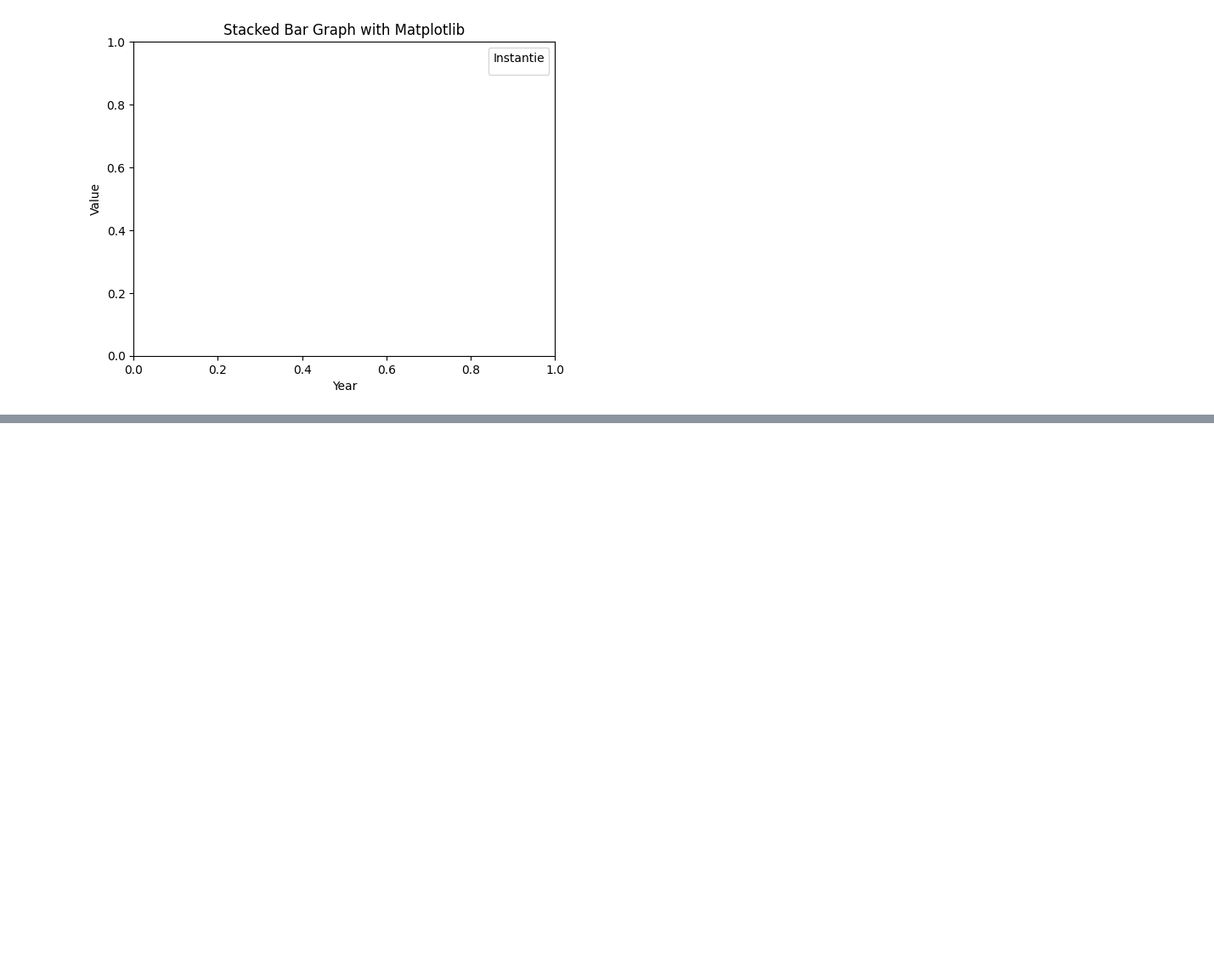
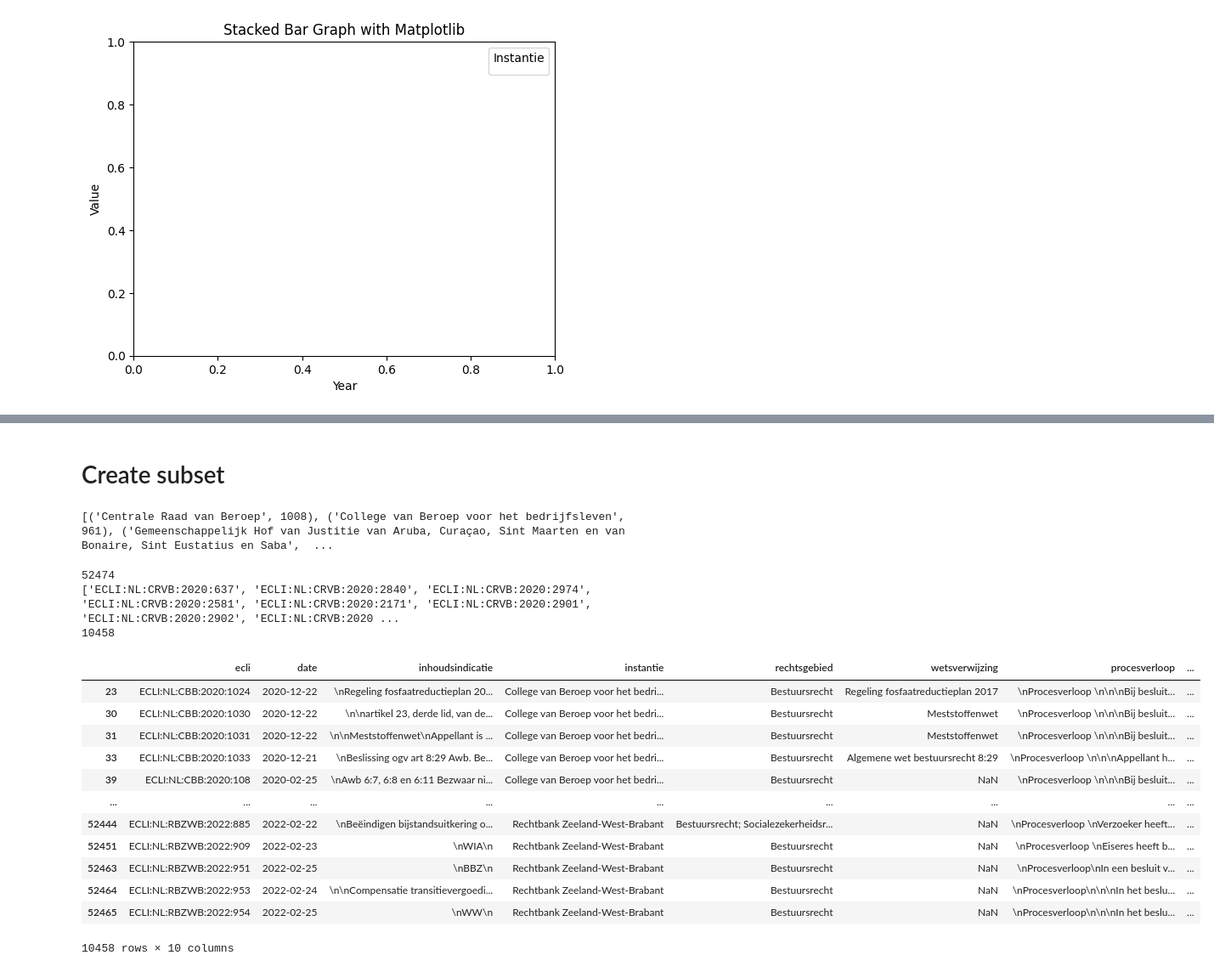
Before and after one commit to ChloeCro/MscThesis, a Jupyter notebook: SRS/SRS.ipynb, the cells around one changed output, grey strips where cells are left out. Shown: that part at 85% size. Cells and saved outputs as stored; diff of their text form; code cells hidden in the pictures; blank space fills up the shorter version.

```diff
--- a/SRS/SRS.ipynb
+++ b/SRS/SRS.ipynb
@@ -103,0 +101,52 @@ grouped.to_csv("stats_20_22.csv", index=False)
+# %% [markdown]
+# Create subset
+# %%
+sampling_ratio = 0.2
+
+groups = grouped['instantie'].tolist()
+values = grouped['value'].tolist()
+
+combined_list = list(zip(groups, values))
+
+years = [2020, 2021, 2022]
+
+print(combined_list)
+# %% [output]
+[('Centrale Raad van Beroep', 1008), ('College van Beroep voor het bedrijfsleven', 961), ('Gemeenschappelijk Hof van Justitie van Aruba, Curaçao, Sint Maarten en van Bonaire, Sint Eustatius en Saba',  ...
+# %%
+print(len(combined))
+sampled_entries = []
+for _,row in grouped.iterrows():
+    nr_samples = int(sampling_ratio * row['value'])
+    # Correct boolean conditions with parentheses
+    condition = (combined['instantie'] == row['instantie']) & (combined['year'] == row['year'])
+
+    # Keep part of the DataFrame meeting the condition
+    entries_to_sample = combined[condition]
+
+    entries_to_sample = entries_to_sample.sample(n=nr_samples, random_state=42)
+    sampled_entries.extend(entries_to_sample.ecli)
+
+print(sampled_entries)
+print(len(sampled_entries))
+# %% [output]
+52474
+['ECLI:NL:CRVB:2020:637', 'ECLI:NL:CRVB:2020:2840', 'ECLI:NL:CRVB:2020:2974', 'ECLI:NL:CRVB:2020:2581', 'ECLI:NL:CRVB:2020:2171', 'ECLI:NL:CRVB:2020:2901', 'ECLI:NL:CRVB:2020:2902', 'ECLI:NL:CRVB:2020 ...
+10458
+# %%
+sample_set = combined[combined['ecli'].isin(sampled_entries).reset_index(drop=True)]
+sample_set
+# %% [output]
+|  | ecli | date | inhoudsindicatie | instantie | rechtsgebied | wetsverwijzing | procesverloop | ... |
+| 23 | ECLI:NL:CBB:2020:1024 | 2020-12-22 | \nRegeling fosfaatreductieplan 20... | College van Beroep voor het bedri... | Bestuursrecht | Regeling fosfaatreductieplan 2017 | \nProcesverloop \n\n\nBij besluit... | ... |
+| 30 | ECLI:NL:CBB:2020:1030 | 2020-12-22 | \n\nartikel 23, derde lid, van de... | College van Beroep voor het bedri... | Bestuursrecht | Meststoffenwet | \nProcesverloop \n\n\nBij besluit... | ... |
+| 31 | ECLI:NL:CBB:2020:1031 | 2020-12-22 | \n\nMeststoffenwet\nAppellant is ... | College van Beroep voor het bedri... | Bestuursrecht | Meststoffenwet | \nProcesverloop \n\n\nBij besluit... | ... |
+| 33 | ECLI:NL:CBB:2020:1033 | 2020-12-21 | \nBeslissing ogv art 8:29 Awb. Be... | College van Beroep voor het bedri... | Bestuursrecht | Algemene wet bestuursrecht 8:29 | \nProcesverloop \n\n\nAppellant h... | ... |
+| 39 | ECLI:NL:CBB:2020:108 | 2020-02-25 | \nAwb 6:7, 6:8 en 6:11 Bezwaar ni... | College van Beroep voor het bedri... | Bestuursrecht | NaN | \nProcesverloop \n\n\nBij besluit... | ... |
+| ... | ... | ... | ... | ... | ... | ... | ... | ... |
+| 52444 | ECLI:NL:RBZWB:2022:885 | 2022-02-22 | \nBeëindigen bijstandsuitkering o... | Rechtbank Zeeland-West-Brabant | Bestuursrecht; Socialezekerheidsr... | NaN | \nProcesverloop \nVerzoeker heeft... | ... |
+| 52451 | ECLI:NL:RBZWB:2022:909 | 2022-02-23 | \nWIA\n | Rechtbank Zeeland-West-Brabant | Bestuursrecht | NaN | \nProcesverloop \nEiseres heeft b... | ... |
+| 52463 | ECLI:NL:RBZWB:2022:951 | 2022-02-25 | \nBBZ\n | Rechtbank Zeeland-West-Brabant | Bestuursrecht | NaN | \nProcesverloop\nIn een besluit v... | ... |
+| 52464 | ECLI:NL:RBZWB:2022:953 | 2022-02-24 | \n\nCompensatie transitievergoedi... | Rechtbank Zeeland-West-Brabant | Bestuursrecht | NaN | \nProcesverloop\n\n\nIn het beslu... | ... |
+| 52465 | ECLI:NL:RBZWB:2022:954 | 2022-02-25 | \nWW\n | Rechtbank Zeeland-West-Brabant | Bestuursrecht | NaN | \nProcesverloop\n\n\nIn het beslu... | ... |
+10458 rows × 10 columns
```
Also changed, not shown: parts of 12 cells of this notebook, 3 other files.
